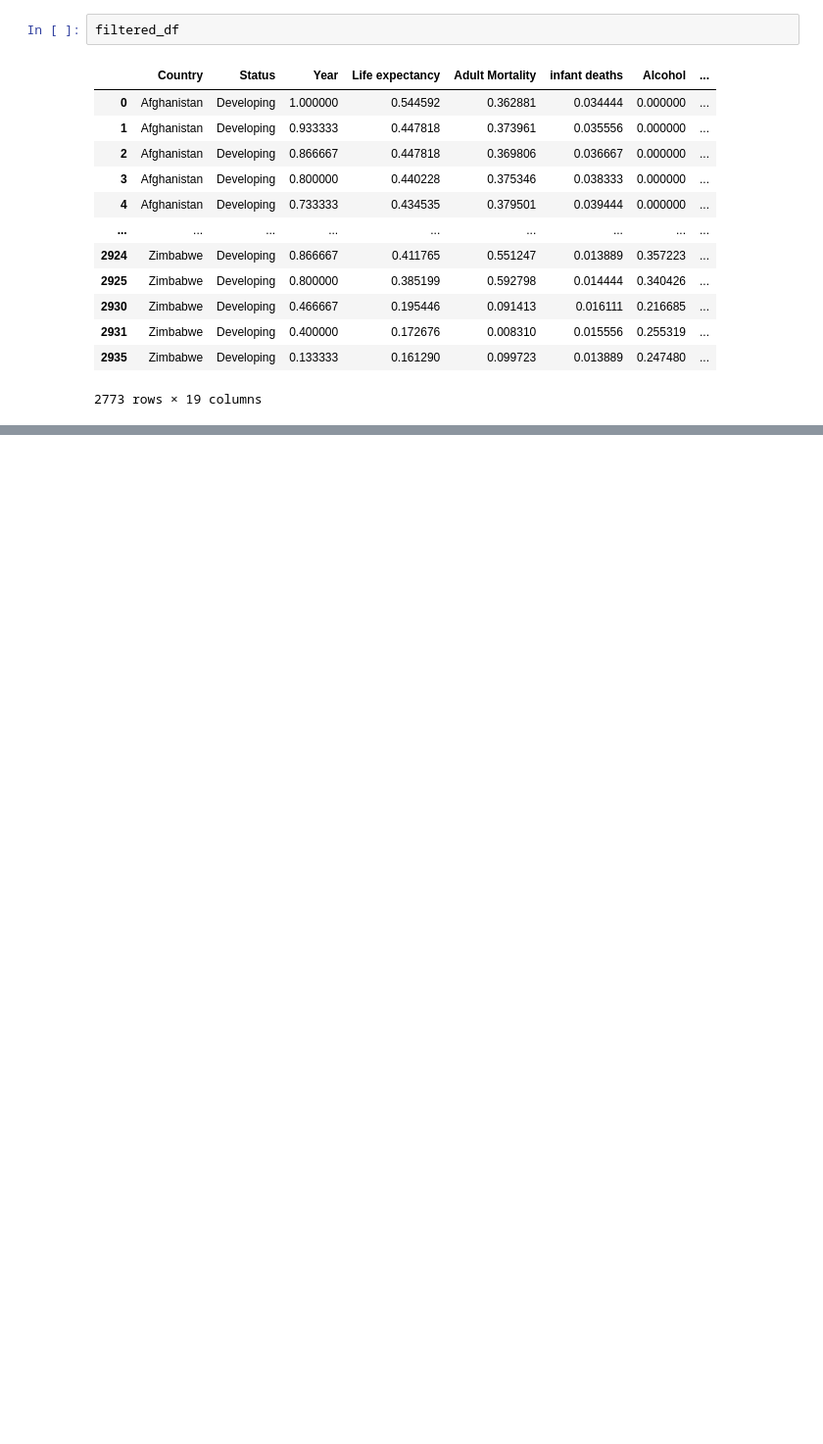
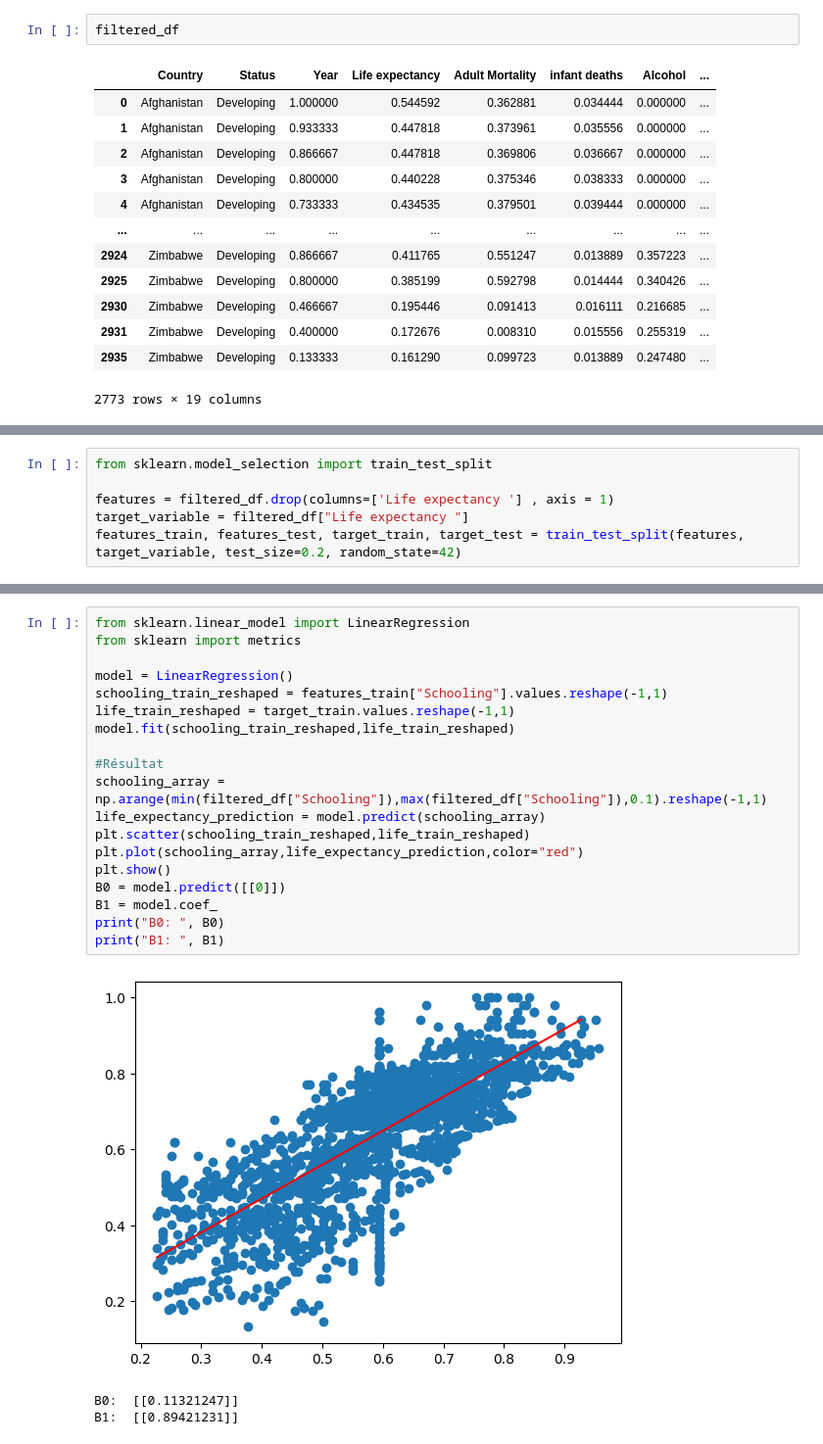
Before and after one commit to noureddinealahyane/life-expectancy, a Jupyter notebook: life_expectancy.ipynb, the cells around one changed output, grey strips where cells are left out. Shown at 98% size. Saved outputs shown, nothing was run; the diff lists cells and outputs as text; blank space fills up the shorter version.

```diff
--- a/life_expectancy.ipynb
+++ b/life_expectancy.ipynb
@@ -299,0 +304,6 @@ filtered_df
+# %%
+from sklearn.model_selection import train_test_split
+
+features = filtered_df.drop(columns=['Life expectancy '] , axis = 1)
+target_variable = filtered_df["Life expectancy "]
+features_train, features_test, target_train, target_test = train_test_split(features, target_variable, test_size=0.2, random_state=42)
@@ -299,0 +313,23 @@ filtered_df
+# %%
+from sklearn.linear_model import LinearRegression
+from sklearn import metrics
+
+model = LinearRegression()
+schooling_train_reshaped = features_train["Schooling"].values.reshape(-1,1)
+life_train_reshaped = target_train.values.reshape(-1,1)
+model.fit(schooling_train_reshaped,life_train_reshaped)
+
+#Résultat
+schooling_array = np.arange(min(filtered_df["Schooling"]),max(filtered_df["Schooling"]),0.1).reshape(-1,1)
+life_expectancy_prediction = model.predict(schooling_array)
+plt.scatter(schooling_train_reshaped,life_train_reshaped)
+plt.plot(schooling_array,life_expectancy_prediction,color="red")
+plt.show()
+B0 = model.predict([[0]])
+B1 = model.coef_
+print("B0: ", B0)
+print("B1: ", B1)
+# %% [output]
+[figure, added]
+B0:  [[0.11321247]]
+B1:  [[0.89421231]]
```
Also changed, not shown: parts of 8 cells of this notebook, 2 other files.
